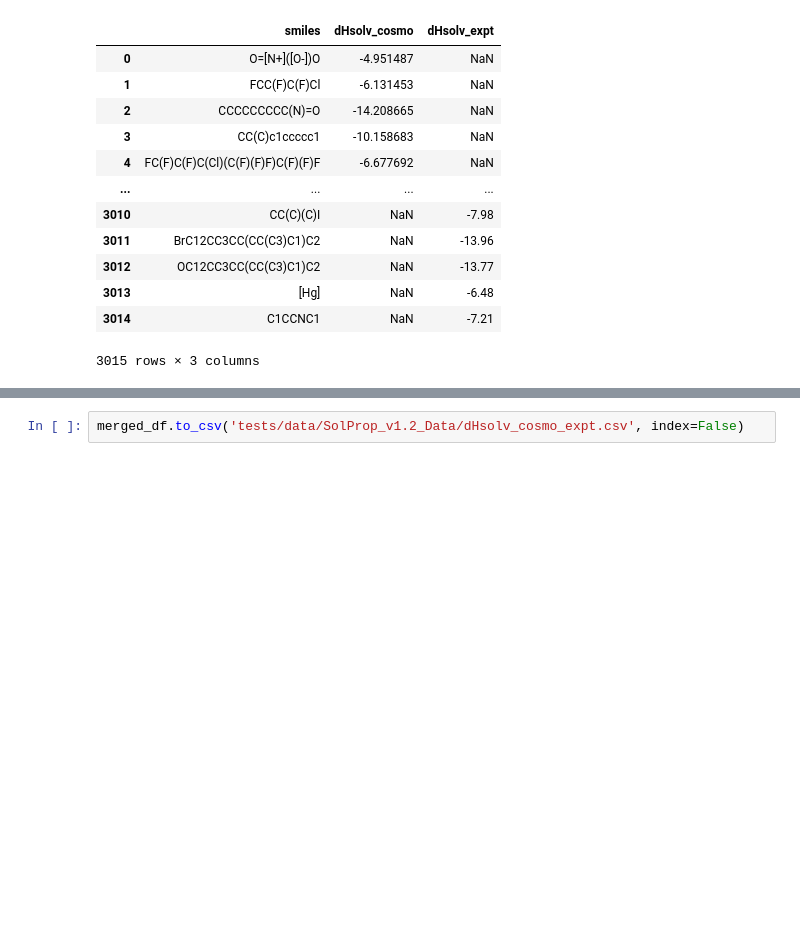
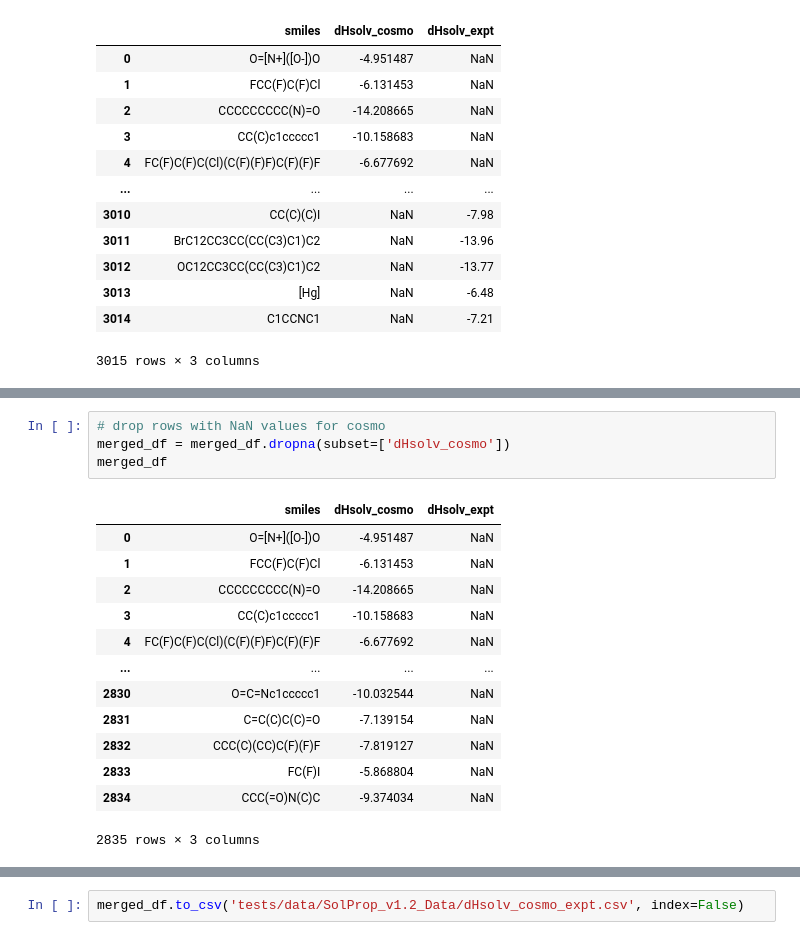
Before and after one commit to sourcery-ai-experiments/chemprop, a Jupyter notebook: solprop_data.ipynb, the cells around one changed output, grey strips where cells are left out. Saved outputs shown, nothing was run; the diff lists cells and outputs as text; blank space fills up the shorter version.

```diff
--- a/solprop_data.ipynb
+++ b/solprop_data.ipynb
@@ -164,0 +172,18 @@ merged_df
+# %%
+# drop rows with NaN values for cosmo
+merged_df = merged_df.dropna(subset=['dHsolv_cosmo'])
+merged_df
+# %% [output]
+|  | smiles | dHsolv_cosmo | dHsolv_expt |
+| 0 | O=[N+]([O-])O | -4.951487 | NaN |
+| 1 | FCC(F)C(F)Cl | -6.131453 | NaN |
+| 2 | CCCCCCCCC(N)=O | -14.208665 | NaN |
+| 3 | CC(C)c1ccccc1 | -10.158683 | NaN |
+| 4 | FC(F)C(F)C(Cl)(C(F)(F)F)C(F)(F)F | -6.677692 | NaN |
+| ... | ... | ... | ... |
+| 2830 | O=C=Nc1ccccc1 | -10.032544 | NaN |
+| 2831 | C=C(C)C(C)=O | -7.139154 | NaN |
+| 2832 | CCC(C)(CC)C(F)(F)F | -7.819127 | NaN |
+| 2833 | FC(F)I | -5.868804 | NaN |
+| 2834 | CCC(=O)N(C)C | -9.374034 | NaN |
+2835 rows × 3 columns
```
Also changed, not shown: parts of 2 cells of this notebook, 9 other files.
